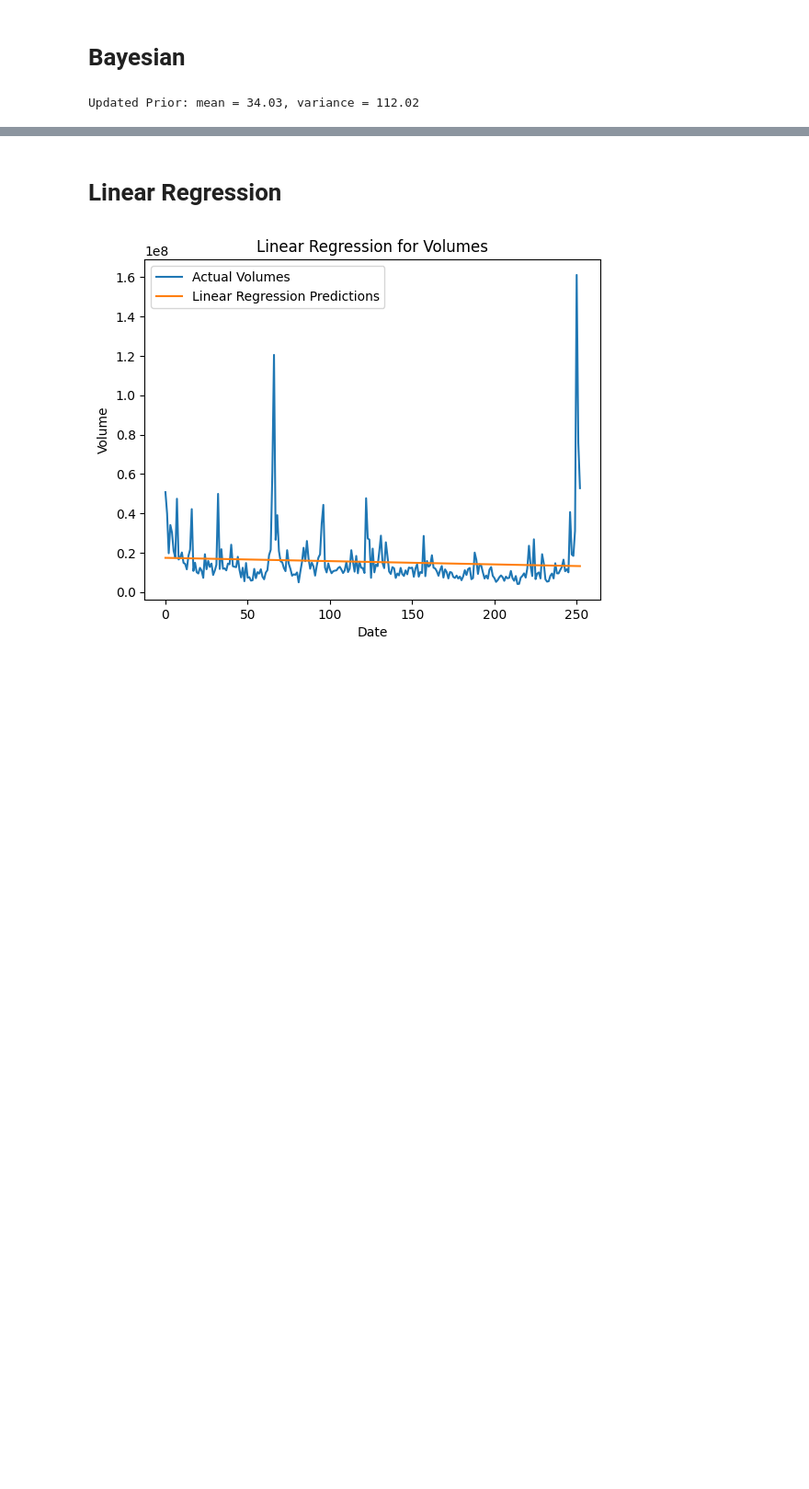
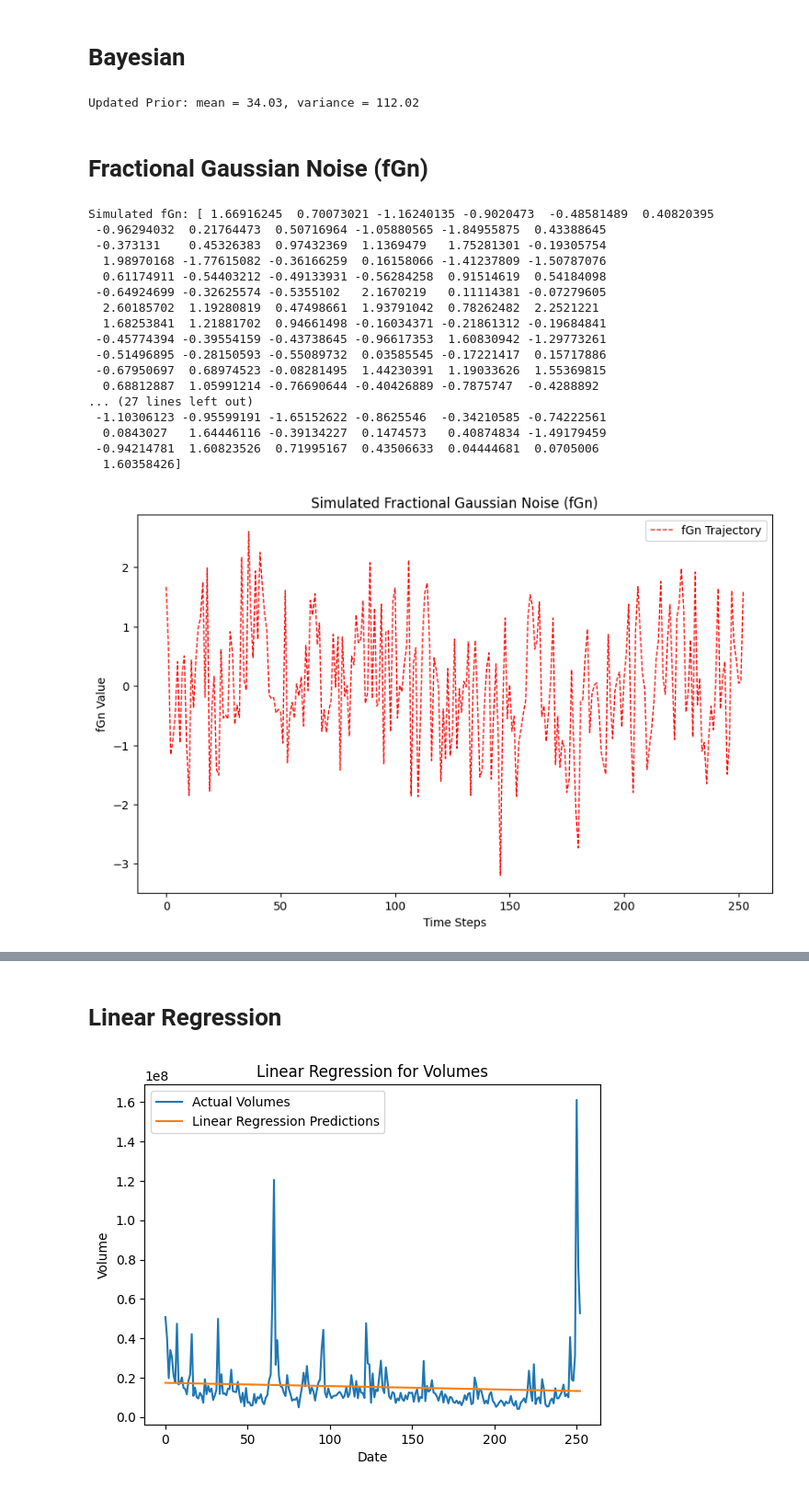
Before and after one commit to stefanciprian/rd, a Jupyter notebook: prices_and_volumes.ipynb, the cells around one changed output, grey strips where cells are left out. Shown at 92% size. Saved outputs shown, nothing was run; the diff lists cells and outputs as text; code cells hidden in the pictures; blank space fills up the shorter version.

Commit message:
Higuchi Fractal Dimension, Hurst Exponent, Simulate fGn, Simulated FLSM, Simulate Lorenz system

```diff
--- a/prices_and_volumes.ipynb
+++ b/prices_and_volumes.ipynb
@@ -133,3 +133,78 @@ def bayesian_with_volumes_df(df, scale_factor=1):
 bayesian_with_volumes_df(df, scale_factor=1_000_000)
 # %% [output]
 Updated Prior: mean = 34.03, variance = 112.02
+# %% [markdown]
+# Fractional Gaussian Noise (fGn)
+# %%
+import numpy as np
+from scipy.linalg import cholesky
+
+def generate_covariance_matrix(hurst, size):
+    cov_matrix = np.zeros((size, size))
+
+    for i in range(size):
+        for j in range(size):
+            cov_matrix[i, j] = 0.5 * ((i + 1) ** (2 * hurst) + (j + 1) ** (2 * hurst) - abs(i - j) ** (2 * hurst))
+
+    return cov_matrix
+
+def hurst_exponent(volumes):
+    n = len(volumes)
+    mean_vol = np.mean(volumes)
+
+    rs = np.cumsum(volumes - mean_vol)
+    range_rs = np.max(rs) - np.min(rs)
+    stdev_vol = np.std(volumes)
+
+    hurst_exp = np.log2(range_rs / stdev_vol) / np.log2(n)
+
+    return hurst_exp
+
+def simulate_fbm(hurst, length):
+    cov_matrix = generate_covariance_matrix(hurst, length)
+    cholesky_decomp = cholesky(cov_matrix, lower=True)
+    z = np.random.normal(size=(length,))
+
+    fbm_series = cholesky_decomp.dot(z)
+    return fbm_series
+
+def simulate_fgn(hurst, length):
+    fbm_series = simulate_fbm(hurst, length + 1)
+    fgn_series = np.diff(fbm_series)
+    return fgn_series
+
+# Calculate Hurst Exponent
+hurst = hurst_exponent(np.array(df['Volume']))
+
+# Simulate fGn
+fgn_series = simulate_fgn(hurst, len(df['Volume']))
+print(f"Simulated fGn: {fgn_series}")
+
+plt.figure(figsize=(10, 6))
+
+# Plot fGn
+plt.plot(fgn_series, label='fGn Trajectory', color='r', linestyle='--', linewidth=1)
+plt.xlabel('Time Steps')
+plt.ylabel('fGn Value')
+plt.title('Simulated Fractional Gaussian Noise (fGn)')
+plt.legend()
+plt.show()
+# %% [output]
+Simulated fGn: [ 1.66916245  0.70073021 -1.16240135 -0.9020473  -0.48581489  0.40820395
+ -0.96294032  0.21764473  0.50716964 -1.05880565 -1.84955875  0.43388645
+ -0.373131    0.45326383  0.97432369  1.1369479   1.75281301 -0.19305754
+  1.98970168 -1.77615082 -0.36166259  0.16158066 -1.41237809 -1.50787076
+  0.61174911 -0.54403212 -0.49133931 -0.56284258  0.91514619  0.54184098
+ -0.64924699 -0.32625574 -0.5355102   2.1670219   0.11114381 -0.07279605
+  2.60185702  1.19280819  0.47498661  1.93791042  0.78262482  2.2521221
+  1.68253841  1.21881702  0.94661498 -0.16034371 -0.21861312 -0.19684841
+ -0.45774394 -0.39554159 -0.43738645 -0.96617353  1.60830942 -1.29773261
+ -0.51496895 -0.28150593 -0.55089732  0.03585545 -0.17221417  0.15717886
+ -0.67950697  0.68974523 -0.08281495  1.44230391  1.19033626  1.55369815
+  0.68812887  1.05991214 -0.76690644 -0.40426889 -0.7875747  -0.4288892
+... (27 lines left out)
+ -1.10306123 -0.95599191 -1.65152622 -0.8625546  -0.34210585 -0.74222561
+  0.0843027   1.64446116 -0.39134227  0.1474573   0.40874834 -1.49179459
+ -0.94214781  1.60823526  0.71995167  0.43506633  0.04444681  0.0705006
+  1.60358426]
+[figure, added]
```
Also changed, not shown: parts of 8 cells of this notebook.
